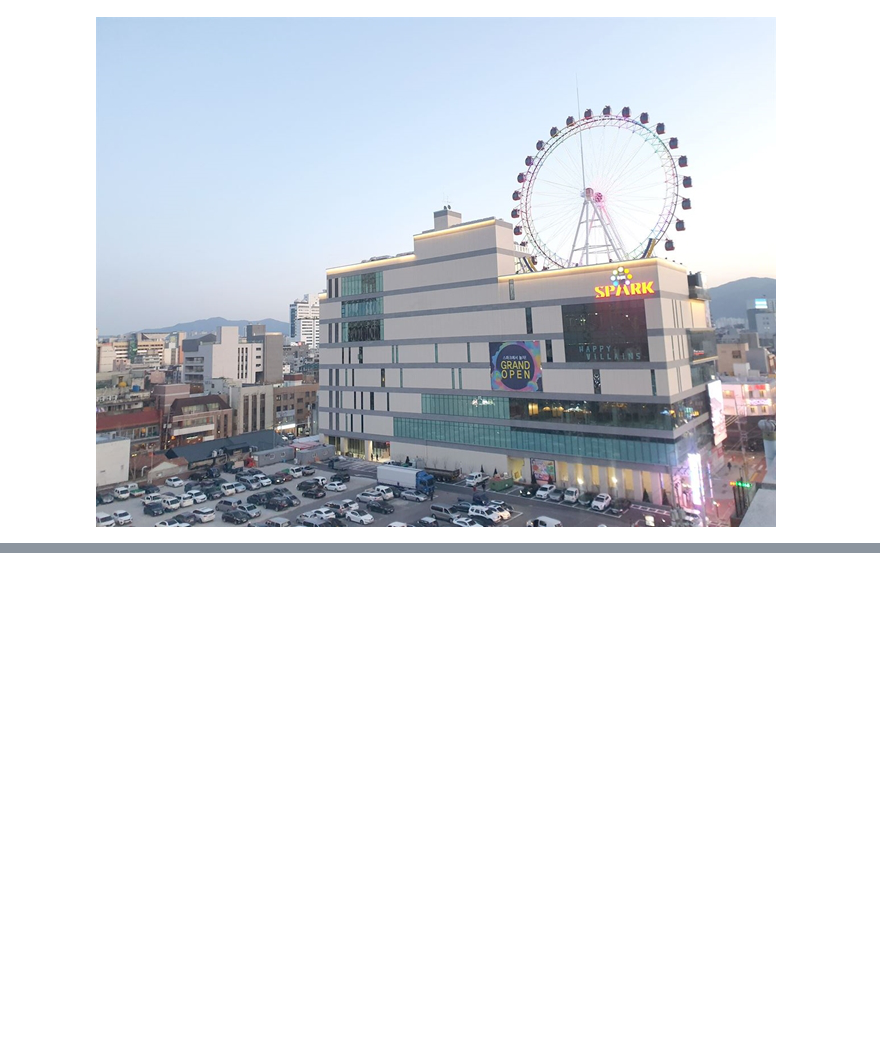
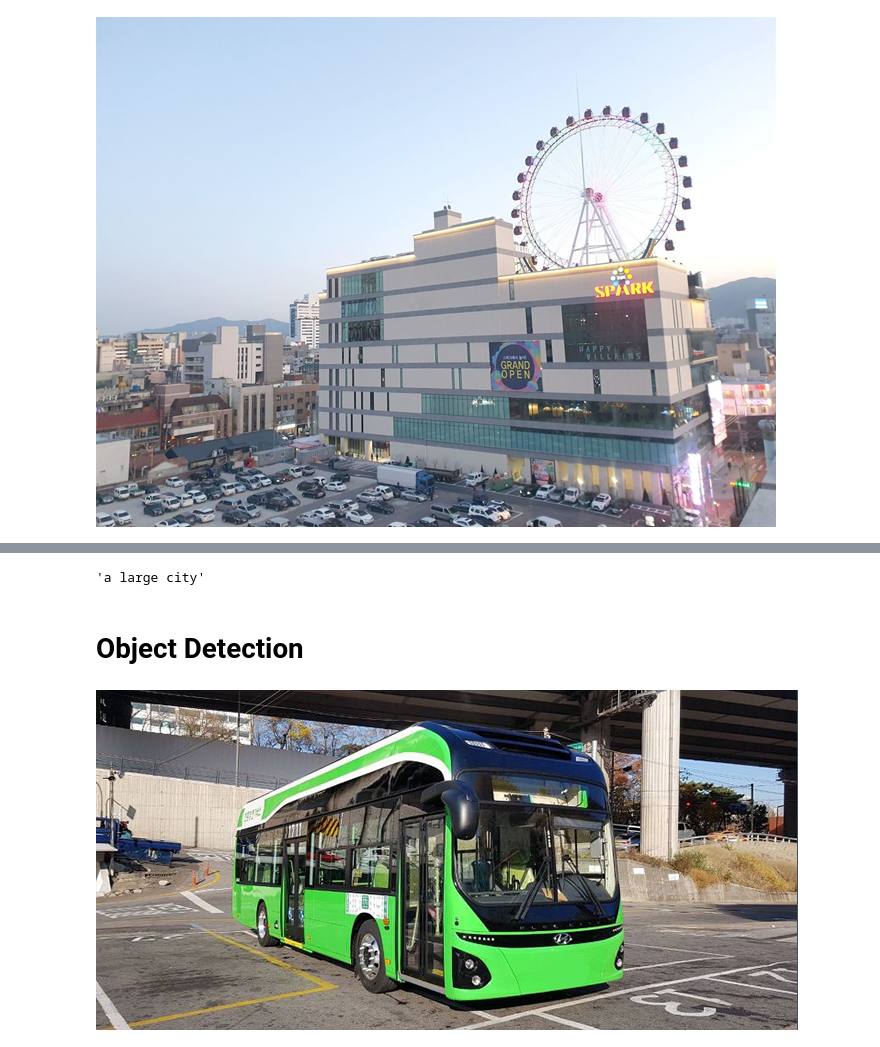
Before and after one commit to zakumann/Anaconda, a Jupyter notebook: Cognitive-2 Computer Vision.ipynb, the cells around one changed output, grey strips where cells are left out. Cells and saved outputs as stored; diff of their text form; code cells hidden in the pictures; blank space fills up the shorter version.

```diff
--- a/Cognitive-2 Computer Vision.ipynb
+++ b/Cognitive-2 Computer Vision.ipynb
@@ -34,0 +66,6 @@ image
+# %%
+analysis['description']['captions'][0]['text']
+# %% [output]
+'a large city'
+# %% [markdown]
+# Object Detection
@@ -34,0 +74,8 @@ image
+# %%
+object_image = 'http://tong.visitkorea.or.kr/cms/resource_etc/67/2597467_image_1.jpg'
+# %%
+img = Image.open(BytesIO(requests.get(object_image).content))
+# %%
+img
+# %% [output]
+[figure, added]
```
Also changed, not shown: parts of 13 cells of this notebook.
